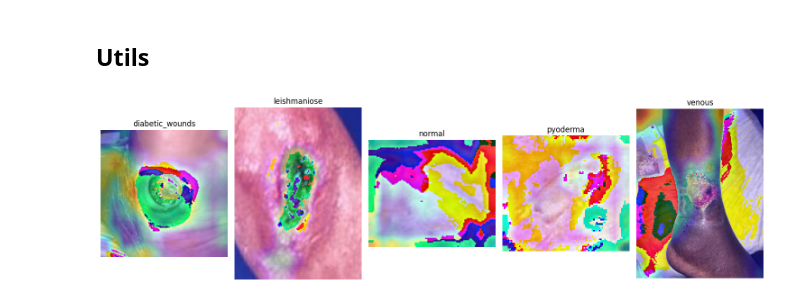
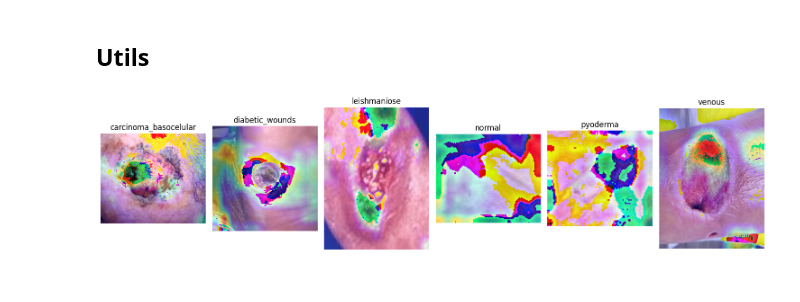
Before and after one commit to Eric-Oliveira-ds/leishticIA, a Jupyter notebook: AlexNet_classifier.ipynb, the cells around one changed output. Drawn from its saved outputs; the diff is of its cells as text; code cells hidden in the pictures.

```diff
--- a/AlexNet_classifier.ipynb
+++ b/AlexNet_classifier.ipynb
@@ -100,14 +130,16 @@ for i, img in enumerate(images):
 
     # Definir o rótulo baseado no valor
     if label_value == 0:
+        label_text = 'carcinoma_basocelular'
+    elif label_value == 1:
         label_text = 'diabetic_wounds'
-    elif label_value == 1:
+    elif label_value == 2:
         label_text = 'leishmaniose'
-    elif label_value == 2:
+    elif label_value == 3:
         label_text = 'normal'
-    elif label_value == 3:
+    elif label_value == 4:
         label_text = 'pyoderma'
-    elif label_value == 4:
+    elif label_value == 5:
         label_text = 'venous'
     else:
         label_text = 'unknown'
@@ -339,8 +352,8 @@ class AlexNetGradCAM(nn.Module):
 
         # Carrega o modelo AlexNet pré-treinado
         self.alexnet = models.alexnet(pretrained=False)
-        self.alexnet.classifier[6] = nn.Linear(4096, 5)
-        self.alexnet.load_state_dict(torch.load(f'model/alexnet_acc_{acc:.2f}_num_classes{num_classes}_weights.pth'))
+        self.alexnet.classifier[6] = nn.Linear(4096, num_classes)
+        self.alexnet.load_state_dict(torch.load(f'models/alexnet_acc_{acc:.2f}_num_classes{num_classes}_weights.pth'))
 
         # Extrai as camadas convolucionais até a última camada de ativação desejada
         self.features_conv = self.alexnet.features[:12]
@@ -415,13 +428,14 @@ def generate_gradcam_heatmap(model, img_tensor, target_class=None):
 # model.eval()
 # %%
 # Carregue uma imagem para teste
-image_paths = ['dataset_classifier/test/diabetic_wounds/13_0.jpg',
+image_paths = ['dataset_classifier/test/carcinoma_basocelular/02.png',
+               'dataset_classifier/test/diabetic_wounds/13_0.jpg',
                'dataset_classifier/test/leishmaniose/01.jpg',
                'dataset_classifier/test/normal/0711.jpg',
                'dataset_classifier/test/pyoderma/01.jpg',
-               'dataset_classifier/test/venous/1558.jpg']
+               'dataset_classifier/test/venous/1600.jpg']
 
-labels = ['diabetic_wounds', 'leishmaniose', 'normal', 'pyoderma', 'venous']
+labels = ['carcinoma_basocelular', 'diabetic_wounds', 'leishmaniose', 'normal', 'pyoderma', 'venous']
 
 # Pré-processamento das imagens
 preprocess = transforms.Compose([
@@ -432,37 +446,37 @@ preprocess = transforms.Compose([
 
 # Configura o layout dos subplots
 n_rows = 1  # número de linhas
-n_cols = 5  # número de colunas (ajuste conforme necessário)
+n_cols = 6  # número de colunas (ajuste conforme necessário)
 fig, axes = plt.subplots(n_rows, n_cols, figsize=(15, 10))
 axes = axes.flatten()
 
 # Itera sobre as imagens e exibe com Grad-CAM
 for i, (img_path, label) in enumerate(zip(image_paths, labels)):
     # Carrega e pré-processa a imagem
     img = Image.open(img_path).convert('RGB')
     img_tensor = preprocess(img).unsqueeze(0)
 
     # Gera o heatmap Grad-CAM
     heatmap = generate_gradcam_heatmap(model, img_tensor)
 
     # Carrega a imagem original para sobrepor o heatmap
     img = cv2.imread(img_path)
     heatmap_resized = cv2.resize(heatmap, (img.shape[1], img.shape[0]))
     heatmap_resized = np.uint8(255 * heatmap_resized)
     jet_heatmap = cv2.applyColorMap(heatmap_resized, cv2.COLORMAP_JET)
     superimposed_img = jet_heatmap * 0.4 + img
     # Converte para uint8 antes de aplicar cvtColor
     superimposed_img = np.uint8(superimposed_img)
     # Converte para RGB para exibição com matplotlib
     superimposed_img = cv2.cvtColor(superimposed_img, cv2.COLOR_BGR2RGB)
 
     # Exibe a imagem com título da label
     axes[i].imshow(superimposed_img)
     axes[i].set_title(label)
     axes[i].axis('off')
 
 # Ajusta o layout
 plt.tight_layout()
 plt.show()
 # %% [output]
-[figure, old version]
+[figure, new version]
```
Also changed, not shown: parts of 18 cells of this notebook, 2 other files.
